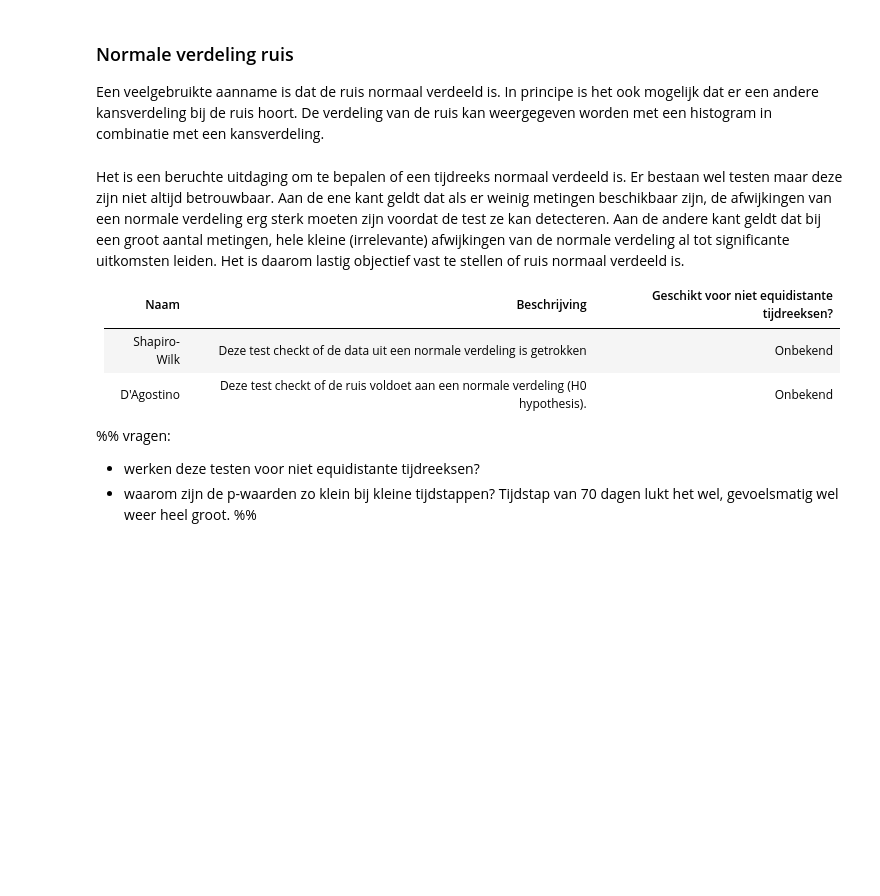
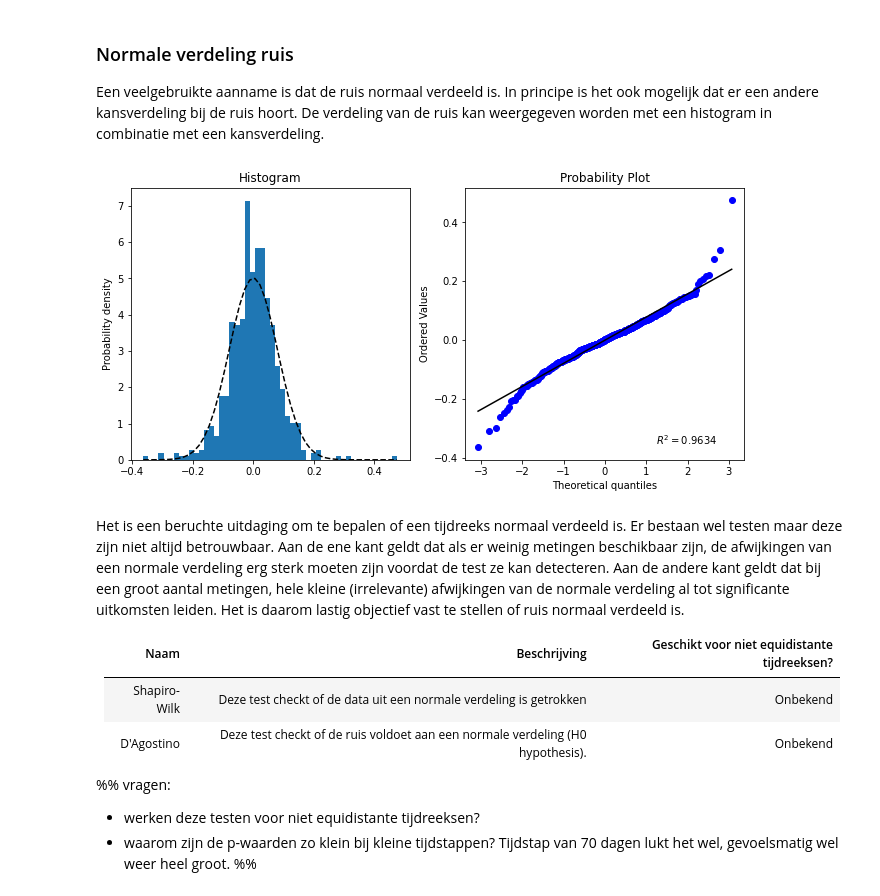
Before and after one commit to ArtesiaWater/stowa_handleiding_tijdreeksanalyse, a Jupyter notebook: beoordeling/beoordeling.ipynb, the cells around one changed output. Cells and saved outputs as stored; diff of their text form; code cells hidden in the pictures; blank space fills up the shorter version.

```diff
--- a/beoordeling/beoordeling.ipynb
+++ b/beoordeling/beoordeling.ipynb
@@ -420,18 +424,20 @@ Een veelgebruikte aanname is dat de ruis normaal verdeeld is. In principe is het
 # %%
 # Plot the histogram for normality and add a 'best fit' line
 bins = 50
-series = ml.noise()
+series = ml1.noise()
 fig, (ax1, ax2) = plt.subplots(ncols=2, figsize=(11, 5))
 _, bins, _ = ax1.hist(series.values, bins=bins, density=True)
 y = norm.pdf(bins, series.mean(), series.std())
 ax1.plot(bins, y, 'k--')
 ax1.set_ylabel("Probability density")
 ax1.set_title("Histogram")
 
 # Plot the probability plot
 probplot(series, plot=ax2, dist="norm", rvalue=True)
 ax2.get_lines()[0].set_color('b')
 ax2.get_lines()[1].set_color("k")
+# %% [output]
+[figure, added]
 # %% [markdown]
 Het is een beruchte uitdaging om te bepalen of een tijdreeks normaal verdeeld is. Er bestaan wel testen maar deze zijn niet altijd betrouwbaar. Aan de ene kant geldt dat als er weinig metingen beschikbaar zijn, de afwijkingen van een normale verdeling erg sterk moeten zijn voordat de test ze kan detecteren. Aan de andere kant geldt dat bij een groot aantal metingen, hele kleine (irrelevante) afwijkingen van de normale verdeling al tot significante uitkomsten leiden.  Het is daarom lastig objectief vast te stellen of ruis normaal verdeeld is.
 
```
Also changed, not shown: parts of 15 cells of this notebook, 1 other file.
